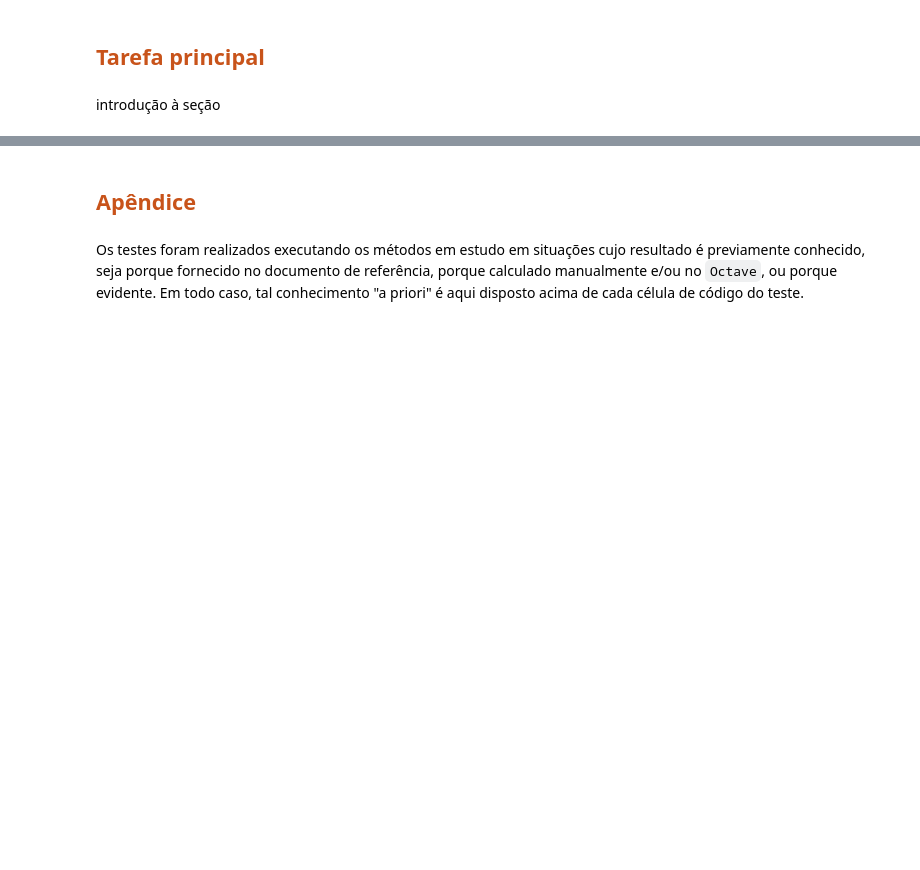
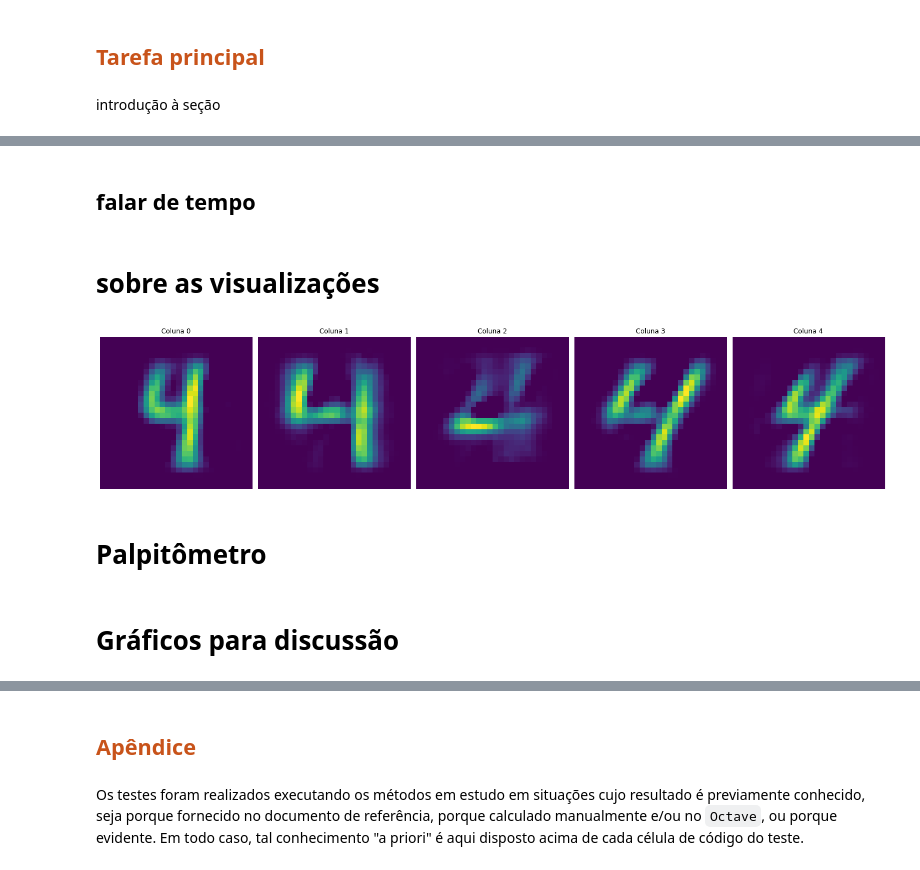
Before and after one commit to fredgrub/ep-digitos, a Jupyter notebook: EP - dígitos.ipynb, the cells around one changed output, grey strips where cells are left out. Saved outputs shown, nothing was run; the diff lists cells and outputs as text; code cells hidden in the pictures; blank space fills up the shorter version.

```diff
--- a/EP - dígitos.ipynb
+++ b/EP - dígitos.ipynb
@@ -364,9 +361,12 @@ with open("testing.txt", "w+") as f:
+# %% [markdown]
+## falar de tempo
+# %% [markdown]
+# sobre as visualizações
 # %%
-def display(col):
+def get_img(col):
     img = np.zeros((28,28))
     for t in range(1,785):
         j = t // 28
         i = t - 28*j
-        img[j-1, i-1] = col[t-1, 0]
-
-    plt.imshow(img, interpolation='nearest')
+        img[j - 1, i - 1] = col[t - 1, 0]
+    return img
@@ -372,0 +386,27 @@ def display(col):
+# %%
+def display(Wd, rows, cols):
+    width=28
+    height=28
+    axes=[]
+    fig=plt.figure(figsize=(20, 10))
+
+    for a in range(rows*cols):
+        b = get_img(Wd[:, a: a + 1])
+        axes.append( fig.add_subplot(rows, cols, a+1) )
+        subplot_title=("Coluna "+str(a))
+        axes[-1].set_title(subplot_title)
+        plt.axis('off')
+        plt.imshow(b)
+    fig.tight_layout()
+    plt.show()
+# %%
+def display_treino(dig,ndig,p,rows,cols):
+    with open("dig_treino/W_{}_{}_{}.txt".format(dig,ndig,p)) as file:
+        time = file.readline()
+        B = np.loadtxt(file)
+        display(B,rows,cols)
+display_treino(4,1000,5,1,5)
+# %% [output]
+[figure, added]
+# %% [markdown]
+# Palpitômetro
@@ -372,0 +538,2 @@ def display(col):
+# %% [markdown]
+# Gráficos para discussão
```
Also changed, not shown: parts of 20 cells of this notebook, 5 other files.
